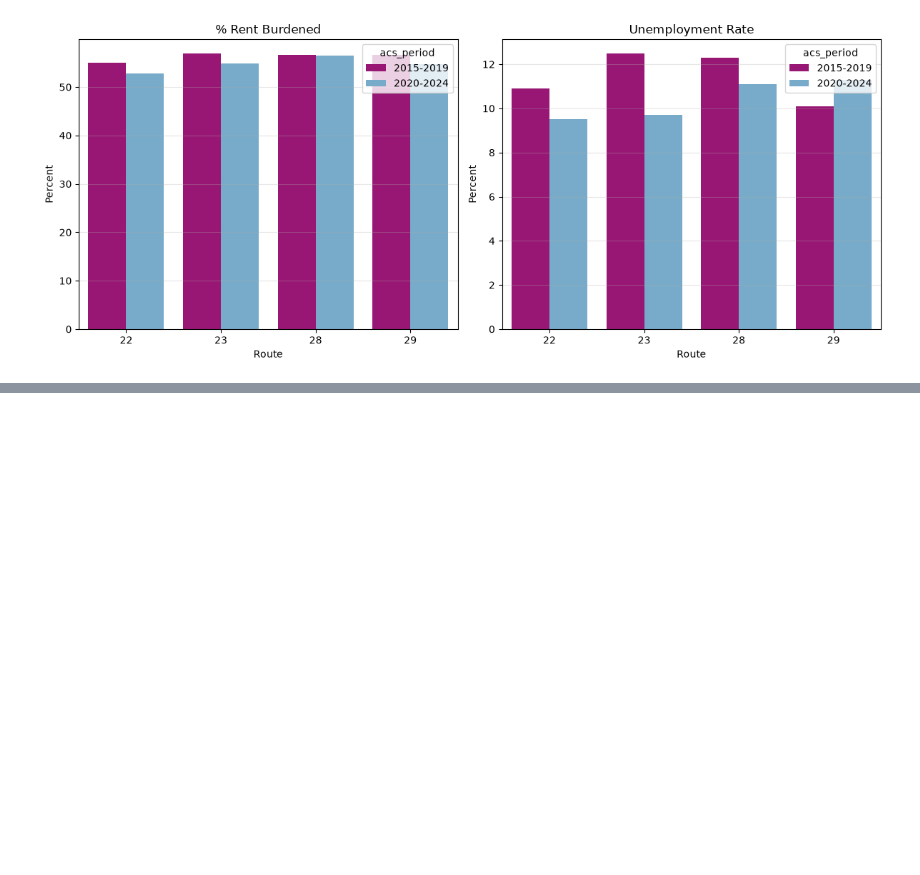
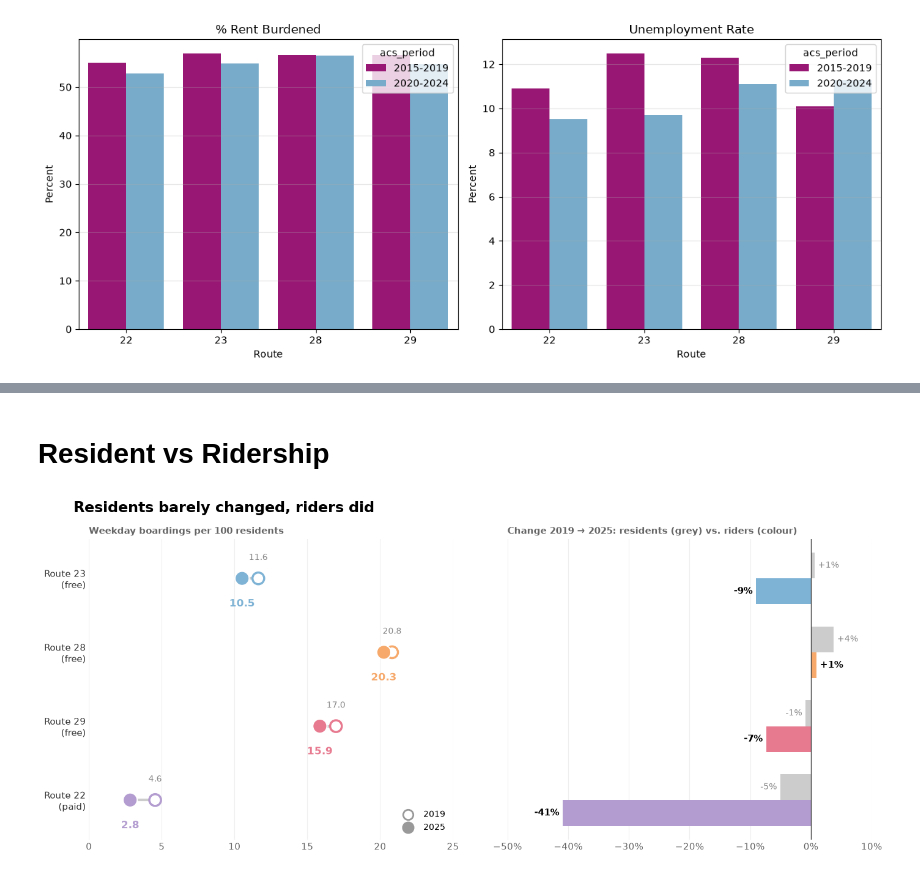
Before and after one commit to sahilmittal-policy/boston-mbta-ridership, a Jupyter notebook: notebooks/exploratory/demographics.ipynb, the cells around one changed output, grey strips where cells are left out. Drawn from its saved outputs; the diff is of its cells as text; code cells hidden in the pictures; blank space fills up the shorter version.

```diff
--- a/notebooks/exploratory/demographics.ipynb
+++ b/notebooks/exploratory/demographics.ipynb
@@ -347,0 +422,59 @@ trip_pivot
+# %% [markdown]
+# Resident vs Ridership
+# %%
+# Boardings per 100 residents (2019 uses ACS 2015-2019, 2025 uses ACS 2020-2024)
+per100_2019 = df.loc[routes, 'riders_2019'] / df.loc[routes, 'residents_2019'] * 100
+per100_2025 = df.loc[routes, 'riders_2025'] / df.loc[routes, 'residents_2025'] * 100
+
+# % change in residents and in riders
+resident_change = (df.loc[routes, 'residents_2025'] / df.loc[routes, 'residents_2019'] - 1) * 100
+rider_pct       = df.loc[routes, 'rider_change']
+
+names  = ['Route 23\n(free)', 'Route 28\n(free)', 'Route 29\n(free)', 'Route 22\n(paid)']
+ypos   = [3, 2, 1, 0]
+bar_colors = [colors[r] for r in routes]
+
+fig, (ax1, ax2) = plt.subplots(1, 2, figsize=(14, 6), sharey=True)
+
+# Left: boardings per 100 residents
+ax1.hlines(ypos, per100_2025, per100_2019, color='#CCCCCC', linewidth=3, zorder=2)
+ax1.scatter(per100_2019, ypos, s=190, facecolor='white', edgecolor=bar_colors, linewidth=2.5, zorder=3)
+ax1.scatter(per100_2025, ypos, s=280, color=bar_colors, edgecolor='white', linewidth=1.5, zorder=4)
+
+for i in range(4):
+    ax1.text(per100_2019.iloc[i], ypos[i] + 0.25, f'{per100_2019.iloc[i]:.1f}', ha='center', fontsize=10, color='#888888')
+    ax1.text(per100_2025.iloc[i], ypos[i] - 0.38, f'{per100_2025.iloc[i]:.1f}', ha='center', fontsize=12, fontweight='bold', color=bar_colors[i])
+
+ax1.scatter([], [], s=140, facecolor='white', edgecolor='#999999', linewidth=2, label='2019')
+ax1.scatter([], [], s=180, color='#999999', label='2025')
+ax1.legend(loc='lower right', frameon=False, fontsize=10)
+ax1.set_xlim(0, 25)
+ax1.set_title('Weekday boardings per 100 residents', fontsize=11, fontweight='bold', color='#666666', loc='left')
+
+# Right: % change in residents (grey) vs % change in riders (colour)
+h = 0.35
+res_bars = ax2.barh([y + h/2 for y in ypos], resident_change, height=h, color='#CCCCCC', label='Residents')
+ax2.bar_label(res_bars, labels=[f'{v:+.0f}%' for v in resident_change], padding=4, fontsize=10, color='#888888')
+bars = ax2.barh([y - h/2 for y in ypos], rider_pct, height=h, color=bar_colors, label='Riders')
+ax2.bar_label(bars, labels=[f'{v:+.0f}%' for v in rider_pct], padding=4, fontsize=11, fontweight='bold')
+ax2.axvline(0, color='#444444', linewidth=1)
+ax2.xaxis.set_major_formatter(mticker.PercentFormatter(decimals=0))
+ax2.set_xlim(-50, 10)
+ax2.set_title('Change 2019 → 2025: residents (grey) vs. riders (colour)', fontsize=11, fontweight='bold', color='#666666', loc='left')
+
+ax1.set_yticks(ypos)
+ax1.set_yticklabels(names, fontsize=12)
+
+for ax in (ax1, ax2):
+    ax.grid(axis='x', color='#EEEEEE')
+    ax.set_axisbelow(True)
+    ax.spines[['top', 'right', 'left', 'bottom']].set_visible(False)
+    ax.tick_params(length=0, labelsize=11, colors='#666666')
+ax1.tick_params(axis='y', colors='#333333')
+
+fig.suptitle('Residents barely changed, riders did', fontsize=17, fontweight='bold', x=0.045, ha='left')
+plt.tight_layout(w_pad=4)
+plt.savefig(figures + '/ResidentsvsRidership.png', dpi=300, bbox_inches='tight')
+plt.show()
+# %% [output]
+[figure, added]
```
Also changed, not shown: parts of 20 cells of this notebook, 5 other files.
